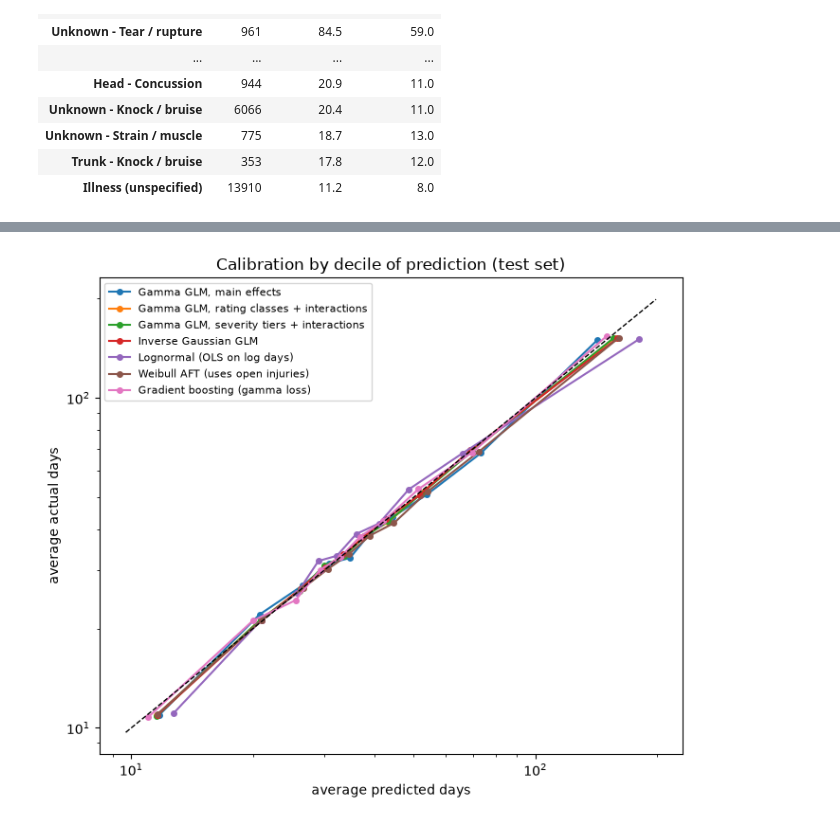
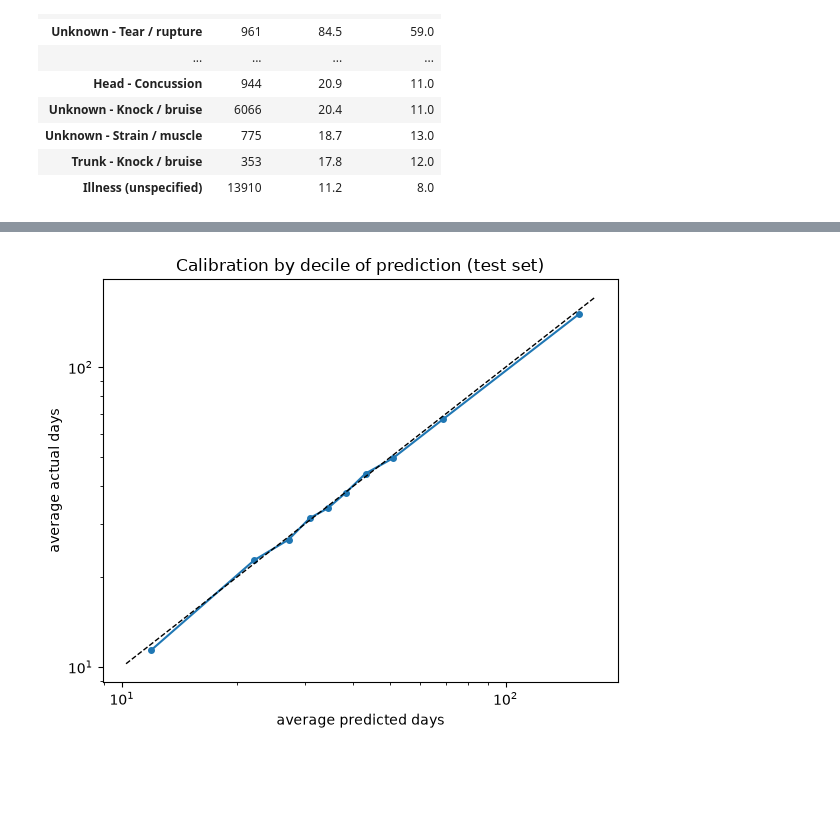
Before and after one commit to Joakley137/Capstone-Insurance-Athletes, a Jupyter notebook: severity_models.ipynb, the cells around one changed output, grey strips where cells are left out. Drawn from its saved outputs; the diff is of its cells as text; code cells hidden in the pictures; blank space fills up the shorter version.

```diff
--- a/severity_models.ipynb
+++ b/severity_models.ipynb
@@ -146,2 +69,0 @@ Chosen: ['year x body region', 'market value x injury type', 'minutes (12 months
-# %%
-models = sev.fit_all(train, sev.default_models(chosen))
@@ -165,0 +74,4 @@ Every model is scored on completed injuries of test-set players:
+# %%
+# ===================== GLM FIT =====================
+models = sev.fit_all(train)
+tiered = models["Gamma GLM, severity tiers"]
@@ -179,14 +92,12 @@ sev.compare(models, test)
 | (actual) | NaN | NaN | NaN | NaN | 47.51 | NaN |
 # %%
-cal = sev.calibration(models, test)
-fig, ax = plt.subplots(figsize=(7, 6))
-for name, g in cal.groupby("model", sort=False):
-    ax.plot(g.pred, g.actual, "o-", ms=4, label=name)
+cal = sev.calibration(models, test)      # baseline is constant, so skipped
+fig, ax = plt.subplots(figsize=(6, 5))
+ax.plot(cal.pred, cal.actual, "o-", ms=4)
 lim = [cal[["pred", "actual"]].min().min() * 0.9, cal[["pred", "actual"]].max().max() * 1.1]
 ax.plot(lim, lim, "k--", lw=1)
 ax.set(xscale="log", yscale="log", xlabel="average predicted days", ylabel="average actual days",
        title="Calibration by decile of prediction (test set)")
-ax.legend(fontsize=8)
 plt.tight_layout()
 # %% [output]
-[figure, old version]
+[figure, new version]
```
Also changed, not shown: parts of 37 cells of this notebook, 8 other files.
